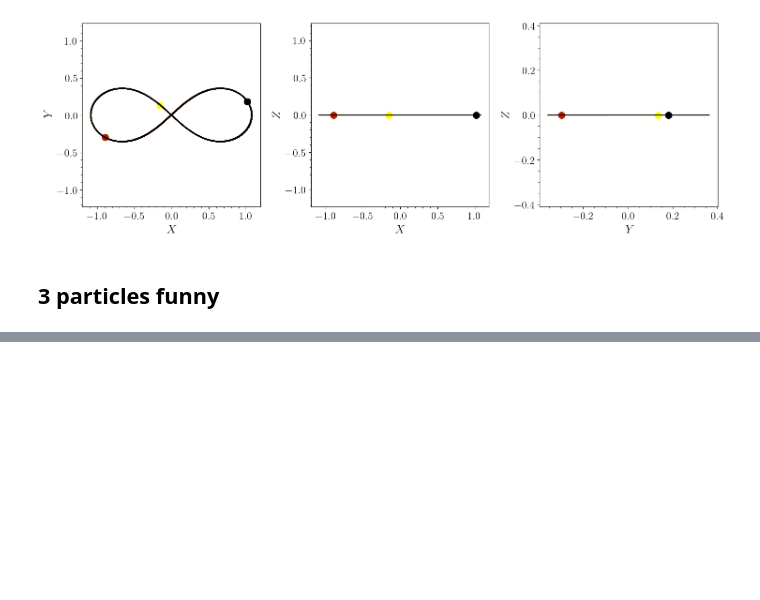
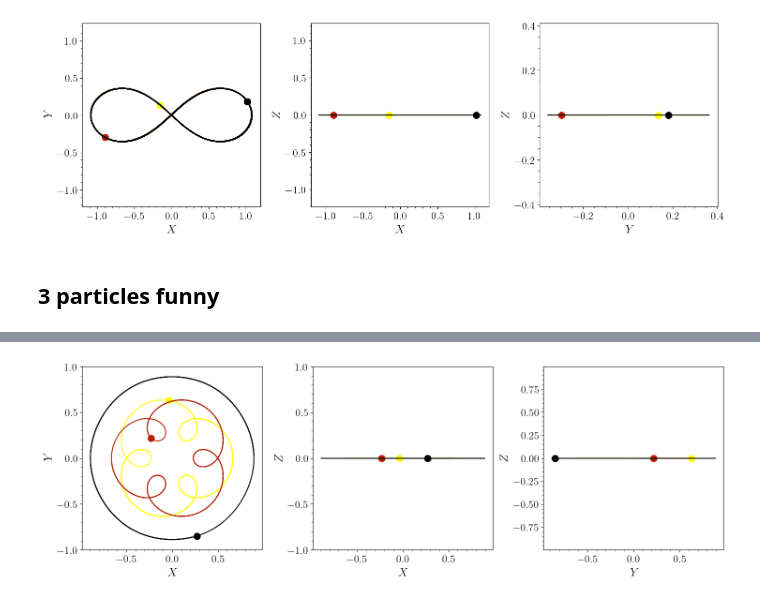
Before and after one commit to hpparvi/ull_tp_2425, a Jupyter notebook: exercises/md/ex2/visual/nbody_check.ipynb, the cells around one changed output, grey strips where cells are left out. Saved outputs shown, nothing was run; the diff lists cells and outputs as text; code cells hidden in the pictures; blank space fills up the shorter version.

```diff
--- a/exercises/md/ex2/visual/nbody_check.ipynb
+++ b/exercises/md/ex2/visual/nbody_check.ipynb
@@ -104,0 +105,21 @@ fig.savefig('../output/figures/' + filename + '.png')
+# %%
+filename = '3part_funny2'
+pos, ids, mass, time = utils.read_data(filename)
+# %%
+colors = utils.generate_colors(len(ids), cmap='gnuplot_r')
+fig, ax = plt.subplots(1, 3, figsize=(15, 5))
+for i, particle in enumerate(ids):
+    dist_in_fin = np.linalg.norm(pos[particle, :][0] - pos[particle, :][-1])
+    for j in range(3):
+        if dist_in_fin < 1e-3:
+            ax[j].plot(pos[particle, xyz[j][0]], pos[particle, xyz[j][1]], 'o', color=colors[i], ms=20)
+        else:
+            ax[j].plot(pos[particle, xyz[j][0]], pos[particle, xyz[j][1]], '-', color=colors[i])
+            ax[j].plot(pos[particle, xyz[j][0]][-1], pos[particle, xyz[j][1]][-1], 'o', color=colors[i], ms=10)
+
+
+fig, ax = utils.labels_plots(fig, ax)
+
+fig.savefig('../output/figures/' + filename + '.png')
+# %% [output]
+[figure, added]
```
Also changed, not shown: parts of 6 cells of this notebook, 38 other files.
